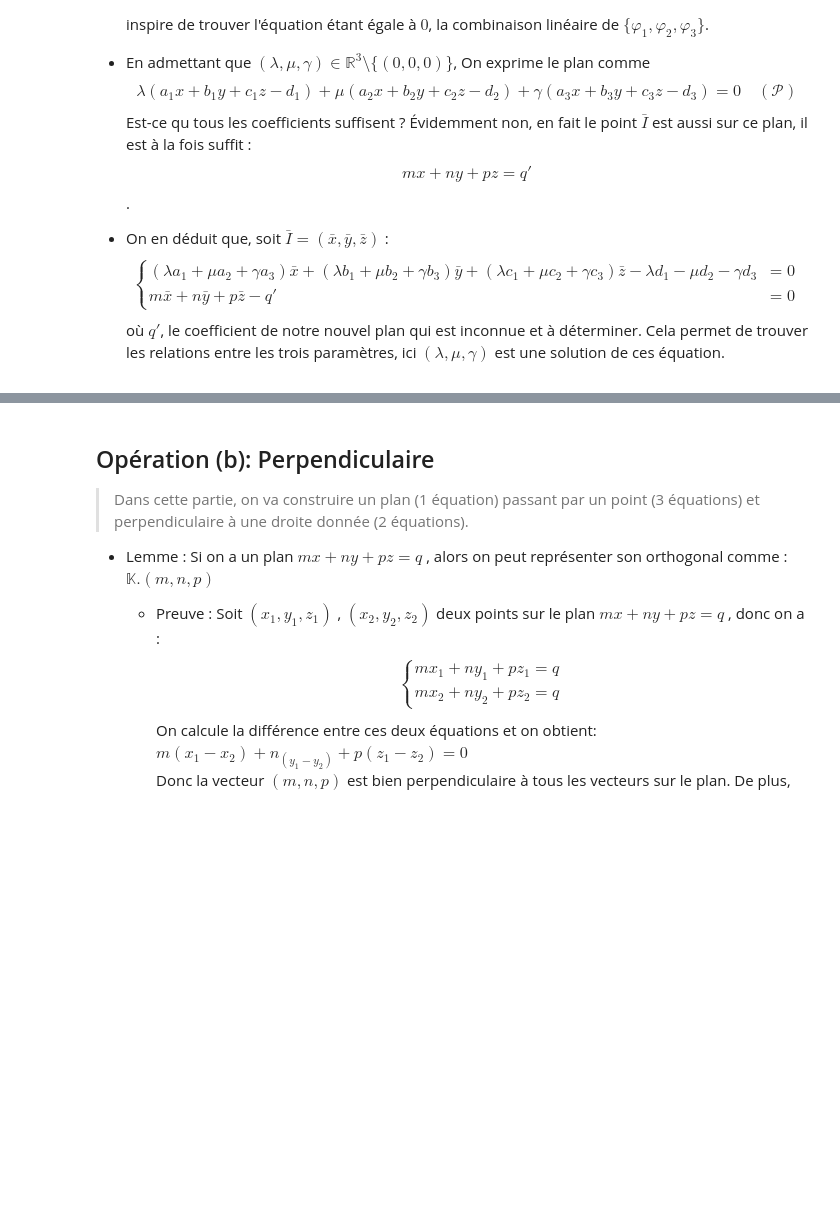
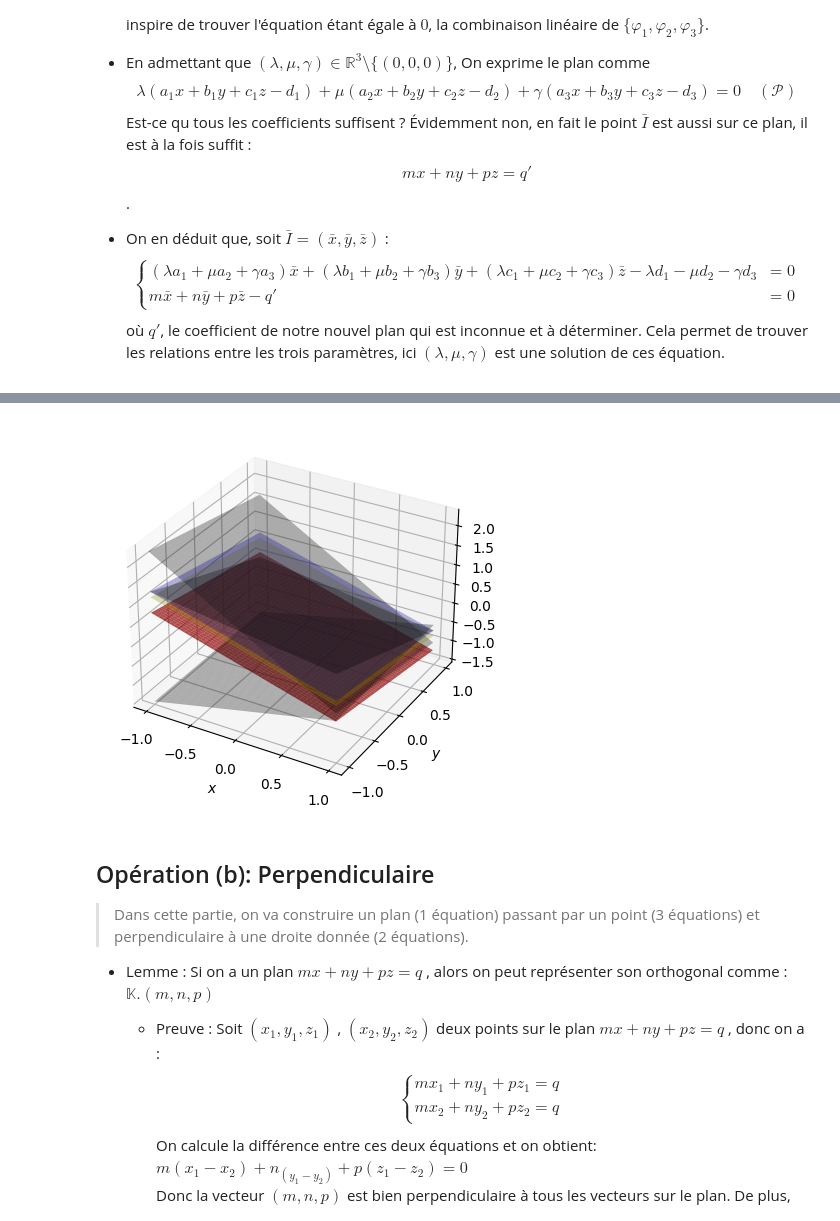
Before and after one commit to Languisher/Projects-2023, a Jupyter notebook: Projet_AL/Projet_Final.ipynb, the cells around one changed output, grey strips where cells are left out. Drawn from its saved outputs; the diff is of its cells as text; code cells hidden in the pictures; blank space fills up the shorter version.

```diff
--- a/Projet_AL/Projet_Final.ipynb
+++ b/Projet_AL/Projet_Final.ipynb
@@ -141,0 +139,5 @@ $\displaystyle \left[\begin{matrix}2 & 1 & 3 & - \frac{10}{17}\end{matrix}\right
+# %%
+point_intersection = Point((1, 2, 3, 1), (4, 1, 3, 2), (1, 0, -2, 2))
+plan_reference = Plan((2, 1, 3, 1))
+ans = parallel(point_intersection, plan_reference)
+ans
@@ -141,0 +232,12 @@ $\displaystyle \left[\begin{matrix}2 & 1 & 3 & - \frac{10}{17}\end{matrix}\right
+# %%
+def parallel_partie(point=Point(), plan=Plan()):
+     parametre_lambda_gamma_mu = sp.solve([lamda*point.params[0][0] + mu*point.params[1][0] + gamma*point.params[2][0] - plan.params[0][0], # lambda * a1 + mu * a2 + gamma * a3 = m
+                                           lamda*point.params[0][1] + mu*point.params[1][1] + gamma*point.params[2][1] - plan.params[0][1], # lambda * b1 + mu * b2 + gamma * b3 = n
+                                        lamda*point.params[0][2] + mu*point.params[1][2] + gamma*point.params[2][2] - plan.params[0][2]], [lamda, mu, gamma]) # lambda * c1 + mu * c2 + gamma * c3 = p
+
+     return list(parametre_lambda_gamma_mu.values())
+
+point_intersection = Point((1, 2, 3, 1), (4, 1, 3, 2), (1, 0, -2, 2))
+plan_reference = Plan((2, 1, 3, 1))
+n_lamda, n_mu, n_gamma = *parallel_partie(point_intersection, plan_reference),
+display(n_lamda, n_mu, n_gamma)
@@ -142,3 +248,51 @@ $\displaystyle \left[\begin{matrix}2 & 1 & 3 & - \frac{10}{17}\end{matrix}\right
+# %%
+ax = plt.axes(projection="3d")
+
+x_data = np.arange(-1, 1, 0.01)
+y_data = np.arange(-1, 1, 0.01)
+
+X, Y = np.meshgrid(x_data, y_data)
+
+point_intersection_Z = [0, 0, 0]
+
+# ---Explication : Ici, on utilise le nom "point_intersection" comme celui dans l'exemple précédent--- #
+for i in range(3):
+    point_intersection_Z[i] = (point_intersection.params[i][3] - \
+                               point_intersection.params[i][0] * X - \
+                               point_intersection.params[i][1] * Y) / point_intersection.params[i][2]
+
+    ax.plot_surface(X, Y, point_intersection_Z[i], color="black", alpha=0.3)
+
+# ---Le résultat d'après le théorème d'hyperplan--- #
+plan_nouveau_Z = ((n_lamda * point_intersection.params[0][3] + \
+                 n_mu * point_intersection.params[1][3] + \
+                 n_gamma * point_intersection.params[2][3]) - \
+                 (n_lamda * point_intersection.params[0][0] +
+                   n_mu * point_intersection.params[1][0] +
+                   n_gamma * point_intersection.params[2][0]) * X - \
+                 (n_lamda * point_intersection.params[0][1] +
+                  n_mu * point_intersection.params[1][1] +
+                  n_gamma * point_intersection.params[2][1]) * Y) / \
+                 (n_lamda * point_intersection.params[0][2] +
+                  n_mu * point_intersection.params[1][2] +
+                  n_gamma * point_intersection.params[2][2])
+
+ax.plot_surface(X, Y, plan_nouveau_Z, color="yellow", alpha=0.3)
+
+### ---NOUVEAU PART--- ###
+
+plan_reference_Z = (plan_reference.params[0][3] - plan_reference.params[0][0] * X - plan_reference.params[0][1] * Y) / plan_reference.params[0][2]
+ax.plot_surface(X, Y, plan_reference_Z, color="blue", alpha=0.3)
+ans_Z = (ans[3] - ans[0] * X - ans[1] * Y) / ans[2]
+ax.plot_surface(X, Y, ans_Z, color="red", alpha=0.7)
+ax.set_xlabel("$x$")
+ax.set_ylabel("$y$")
+ax.set_zlabel("$z$")
+# ax.view_init(azim=30, elev=15)
+plt.savefig("./a3.pdf")
+plt.show()
+# %% [output]
+[figure, added]
 # %% [markdown]
 ## Opération (b): Perpendiculaire
 
```
Also changed, not shown: parts of 10 cells of this notebook, 3 other files.
